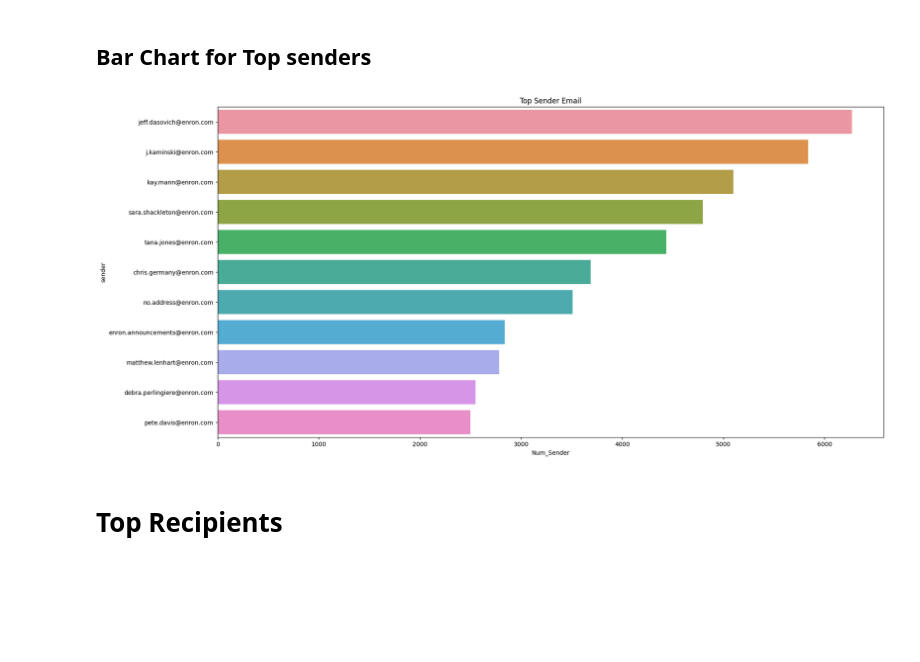
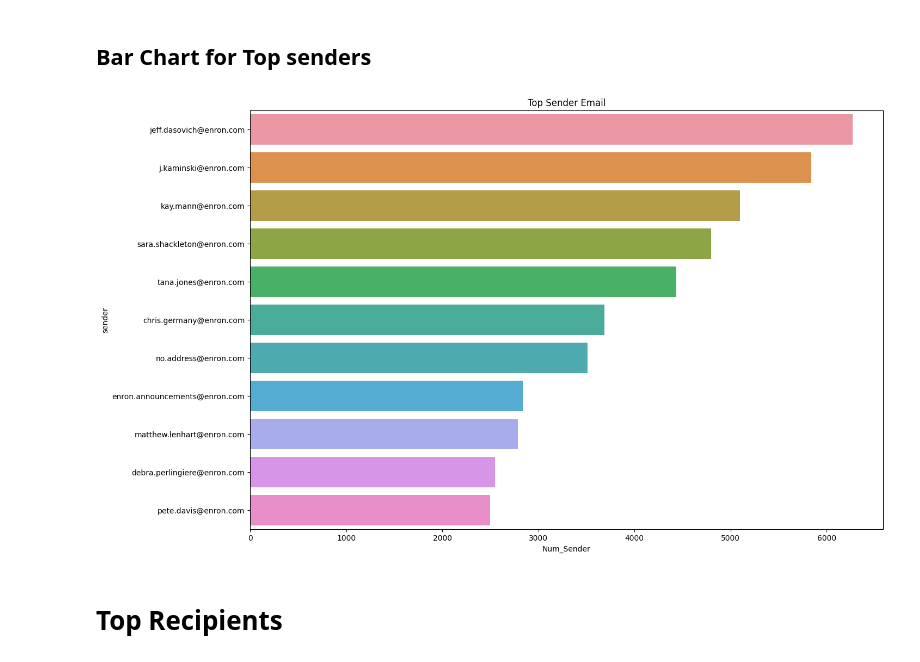
Before and after one commit to Sovarna/Phyton-Assignement, a Jupyter notebook: Phyton_2nd_Assignment.ipynb, the cells around one changed output. Cells and saved outputs as stored; diff of their text form; code cells hidden in the pictures; blank space fills up the shorter version.

```diff
--- a/Phyton_2nd_Assignment.ipynb
+++ b/Phyton_2nd_Assignment.ipynb
@@ -402,12 +467,15 @@ F_Esenders_df
 # %% [markdown]
 ## Bar Chart for Top senders
 # %%
-fig = plt.subplots(figsize=(20,10))
+# Plotting bar chart for top sender using matplotlib and seaborn
+# The x-axis = Num_sender, the y-axis = sender and title = Top sender Email
+# the bar chart data is extracted from F_Esenders_df
+fig = plt.subplots(figsize=(15,10))
 sns.barplot(x= 'Num_Sender', y= 'sender',data= F_Esenders_df)
 plt.title('Top Sender Email')
 plt.show()
 # %% [output]
-[figure, old version]
+[figure, new version]
 # %% [markdown]
 # Top Recipients
 # %%
```
Also changed, not shown: parts of 71 cells of this notebook.
